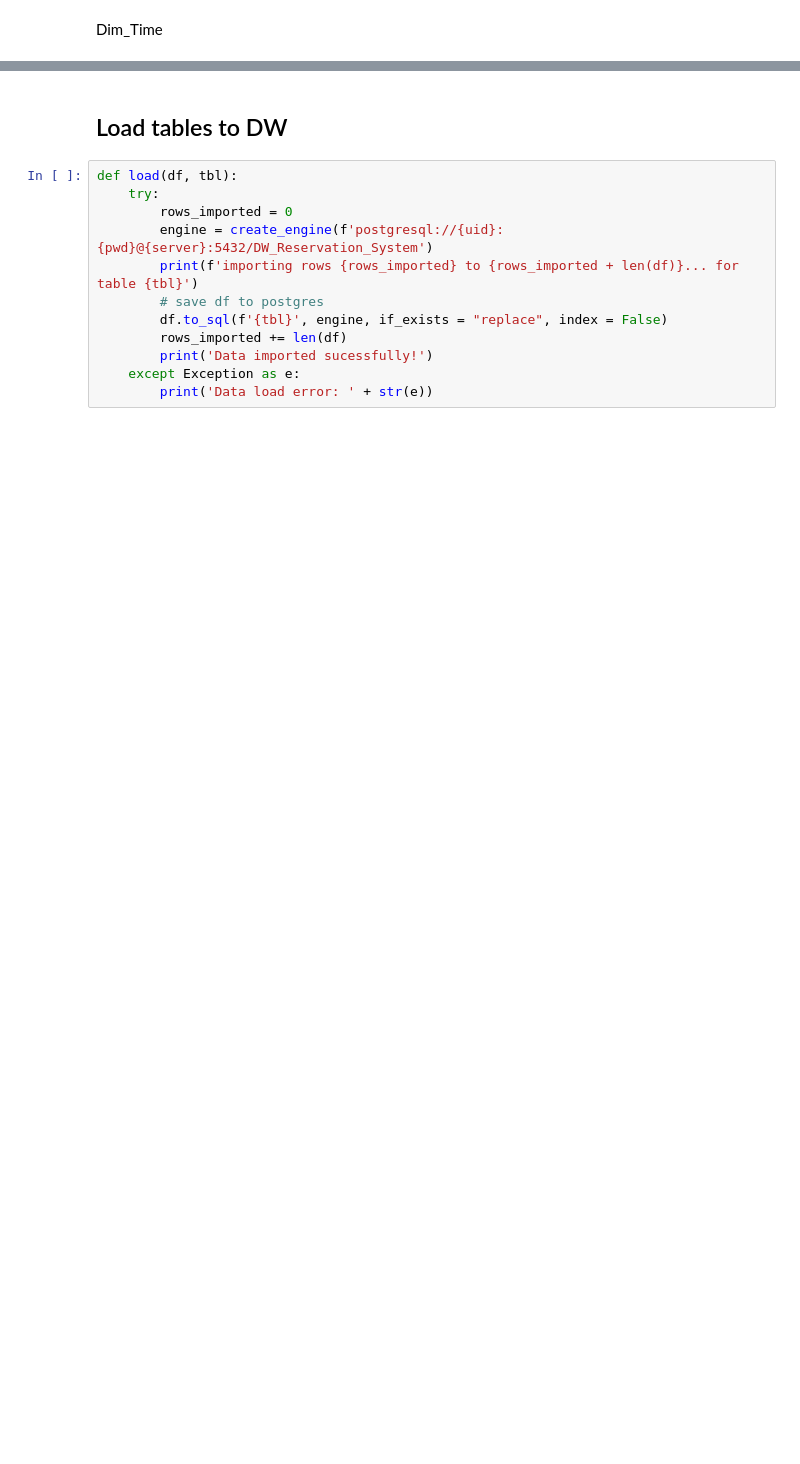
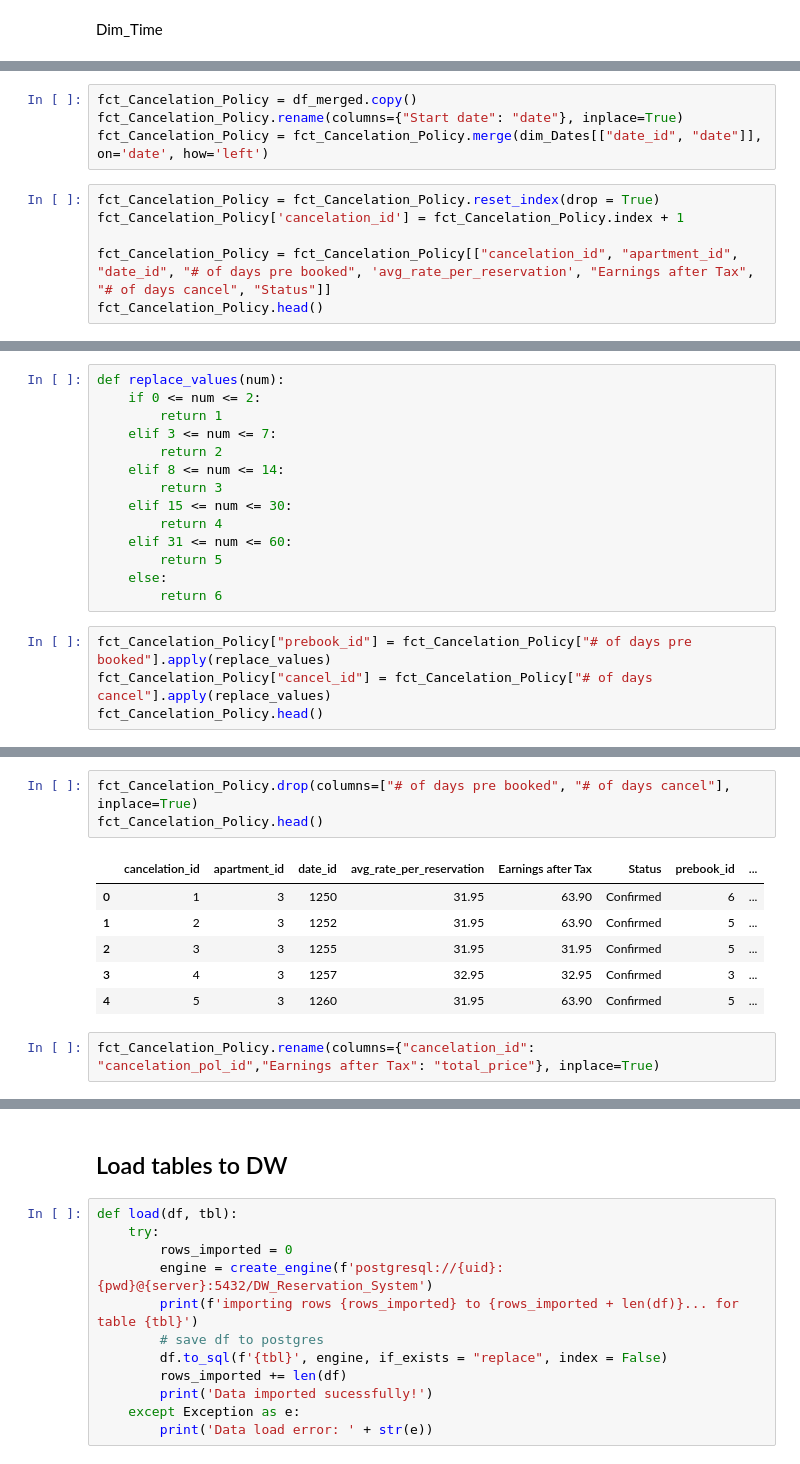
Before and after one commit to mileni98/data-warehouse, a Jupyter notebook: etl/etl_third_theme.ipynb, the cells around one changed output, grey strips where cells are left out. Saved outputs shown, nothing was run; the diff lists cells and outputs as text; blank space fills up the shorter version.

```diff
--- a/etl/etl_third_theme.ipynb
+++ b/etl/etl_third_theme.ipynb
@@ -118,0 +130,10 @@ fct_Cashflow.head()
+# %%
+fct_Cancelation_Policy = df_merged.copy()
+fct_Cancelation_Policy.rename(columns={"Start date": "date"}, inplace=True)
+fct_Cancelation_Policy = fct_Cancelation_Policy.merge(dim_Dates[["date_id", "date"]], on='date', how='left')
+# %%
+fct_Cancelation_Policy = fct_Cancelation_Policy.reset_index(drop = True)
+fct_Cancelation_Policy['cancelation_id'] = fct_Cancelation_Policy.index + 1
+
+fct_Cancelation_Policy = fct_Cancelation_Policy[["cancelation_id", "apartment_id", "date_id", "# of days pre booked", 'avg_rate_per_reservation', "Earnings after Tax", "# of days cancel", "Status"]]
+fct_Cancelation_Policy.head()
@@ -118,0 +147,18 @@ fct_Cashflow.head()
+# %%
+def replace_values(num):
+    if 0 <= num <= 2:
+        return 1
+    elif 3 <= num <= 7:
+        return 2
+    elif 8 <= num <= 14:
+        return 3
+    elif 15 <= num <= 30:
+        return 4
+    elif 31 <= num <= 60:
+        return 5
+    else:
+        return 6
+# %%
+fct_Cancelation_Policy["prebook_id"] = fct_Cancelation_Policy["# of days pre booked"].apply(replace_values)
+fct_Cancelation_Policy["cancel_id"] = fct_Cancelation_Policy["# of days cancel"].apply(replace_values)
+fct_Cancelation_Policy.head()
@@ -118,0 +172,12 @@ fct_Cashflow.head()
+# %%
+fct_Cancelation_Policy.drop(columns=["# of days pre booked", "# of days cancel"], inplace=True)
+fct_Cancelation_Policy.head()
+# %% [output]
+|  | cancelation_id | apartment_id | date_id | avg_rate_per_reservation | Earnings after Tax | Status | prebook_id | ... |
+| 0 | 1 | 3 | 1250 | 31.95 | 63.90 | Confirmed | 6 | ... |
+| 1 | 2 | 3 | 1252 | 31.95 | 63.90 | Confirmed | 5 | ... |
+| 2 | 3 | 3 | 1255 | 31.95 | 31.95 | Confirmed | 5 | ... |
+| 3 | 4 | 3 | 1257 | 32.95 | 32.95 | Confirmed | 3 | ... |
+| 4 | 5 | 3 | 1260 | 31.95 | 63.90 | Confirmed | 5 | ... |
+# %%
+fct_Cancelation_Policy.rename(columns={"cancelation_id": "cancelation_pol_id","Earnings after Tax": "total_price"}, inplace=True)
```
Also changed, not shown: parts of 15 cells of this notebook, 3 other files.
